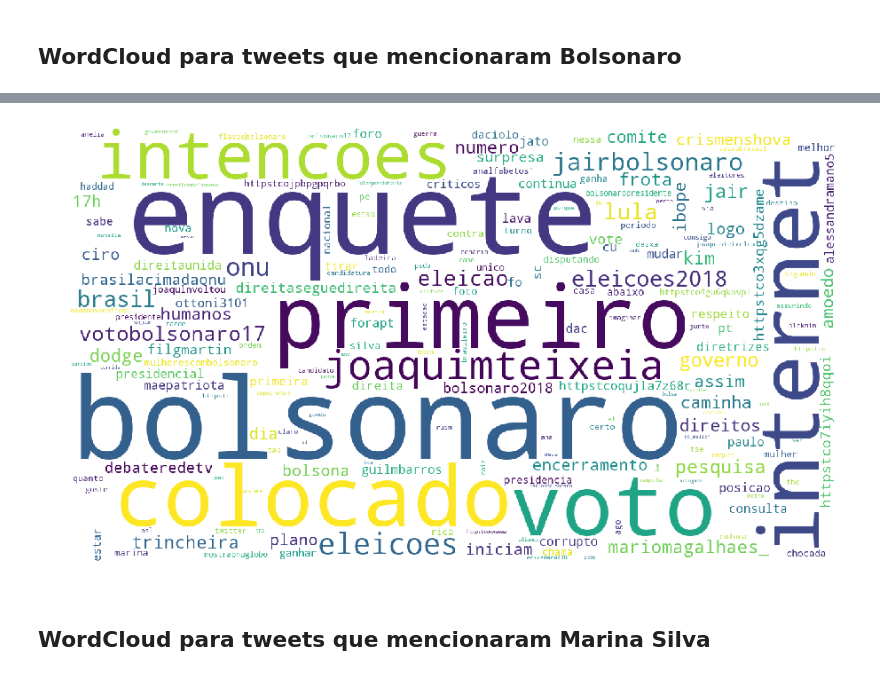
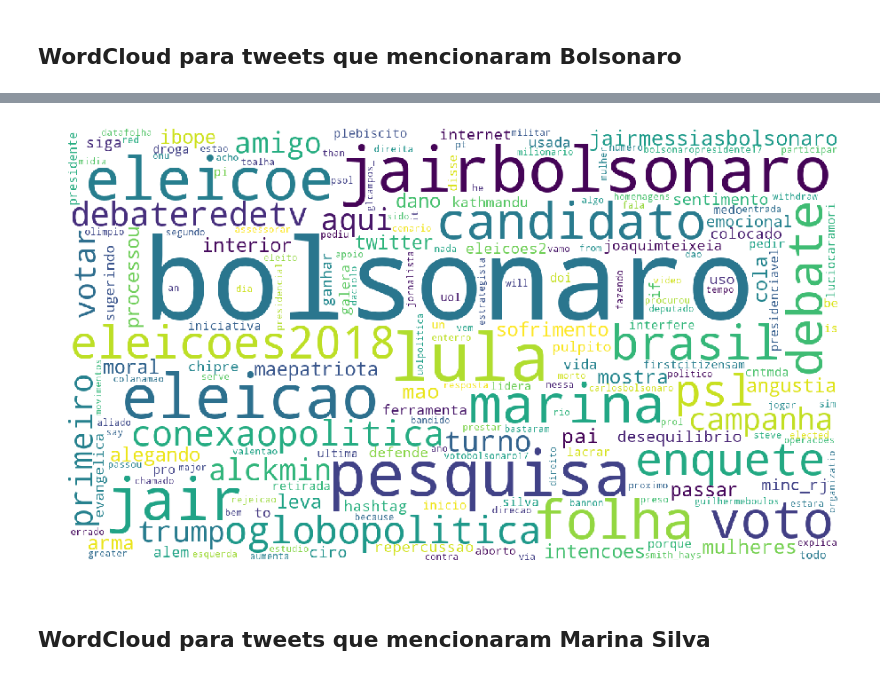
Before and after one commit to renatodalmo/RIWRS_TRABALHO, a Jupyter notebook: RIWRS - Manipulando Dados.ipynb, the cells around one changed output, grey strips where cells are left out. Drawn from its saved outputs; the diff is of its cells as text; code cells hidden in the pictures.

```diff
--- a/RIWRS - Manipulando Dados.ipynb
+++ b/RIWRS - Manipulando Dados.ipynb
@@ -157 +253,7 @@ dtype: int64
+# %%
+def validaNome(nome, tweet):
+    resultado = 0
+    if nome in tweet:
+        resultado = 1
+    return resultado
 # %% [markdown]
@@ -164,0 +268,7 @@ dtype: int64
+# %%
+#, 'Bolsonaro', 'Marina_Silva', 'Ciro_Gomes', 'Geraldo_Alckmin'
+dt_tweets['Lula'] = [ validaNome('lula', row['tweet']) for index, row in dt_tweets.iterrows()]
+dt_tweets['Bolsonaro'] = [ validaNome('bolsonaro', row['tweet']) for index, row in dt_tweets.iterrows()]
+dt_tweets['Marina_Silva'] = [ validaNome('marina', row['tweet']) for index, row in dt_tweets.iterrows()]
+dt_tweets['Ciro_Gomes'] = [ validaNome('ciro', row['tweet']) for index, row in dt_tweets.iterrows()]
+dt_tweets['Geraldo_Alckmin'] = [ validaNome('alckmin', row['tweet']) for index, row in dt_tweets.iterrows()]
@@ -164,0 +277,4 @@ dtype: int64
+# %%
+dt_tweets['tweet'] = dt_tweets['tweet'].replace('http\S+',' ', regex=True)
+dt_tweets['tweet'] = dt_tweets['tweet'].replace('\S*@\S*\s?',' ', regex=True)
+dt_tweets['tweet'] = dt_tweets['tweet'].replace('/[[:^print:]]/',' ', regex=True)
@@ -164,0 +309,2 @@ dtype: int64
+# %%
+dt_tweets['tweet_stopwords'] = dt_tweets['tweet'].apply(lambda x: ' '.join([word for word in x.split() if word not in (stop_words)]))
@@ -324,12 +355,13 @@ for linha in dt_tweets_bolsonaro['tweet']:
 # %%
 wordcloud = WordCloud(max_font_size=200,width = 1366, height = 768, stopwords=stop_words,
-                      background_color='white', collocations=False).generate(lista_bolsonaro)
+                      background_color='white', collocations=False).generate(' '.join(dt_tweets['tweet'].loc[dt_tweets['Bolsonaro'] == 1]))
+
 
 plt.figure(figsize=(19,9))
 plt.imshow(wordcloud)
 plt.axis("off")
 plt.show()
 # %% [output]
-[figure, old version]
+[figure, new version]
 # %% [markdown]
 ## WordCloud para tweets que mencionaram Marina Silva
```
Also changed, not shown: parts of 67 cells of this notebook.
